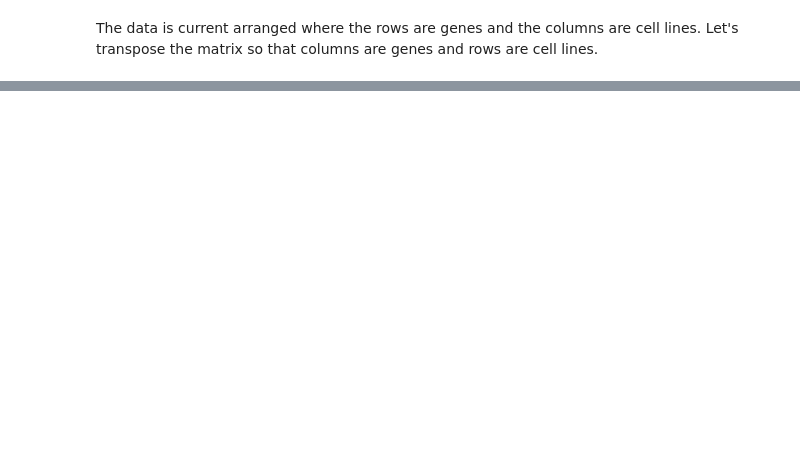
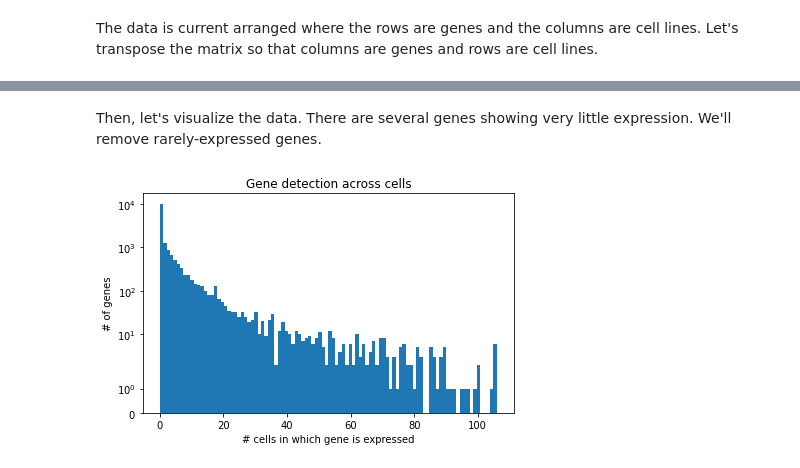
Before and after one commit to sriram-lab/single-cell-neutrophil-flux-analysis, a Jupyter notebook: src/python/phate.ipynb, the cells around one changed output, grey strips where cells are left out. Saved outputs shown, nothing was run; the diff lists cells and outputs as text; code cells hidden in the pictures; blank space fills up the shorter version.

```diff
--- a/src/python/phate.ipynb
+++ b/src/python/phate.ipynb
@@ -121,0 +134,14 @@ print(lung_mag.shape)
+# %%
+genes_per_cell = np.sum(counts > 0, axis=0)
+# %% [markdown]
+Then, let's visualize the data. There are several genes showing very little expression. We'll remove rarely-expressed genes.
+# %%
+fig, ax = plt.subplots(1, figsize=(6,4))
+ax.hist(genes_per_cell, bins=100)
+ax.set_xlabel('# cells in which gene is expressed')
+ax.set_ylabel('# of genes')
+ax.set_yscale('symlog')
+ax.set_title('Gene detection across cells')
+fig.tight_layout()
+# %% [output]
+[figure, added]
```
Also changed, not shown: parts of 52 cells of this notebook, 3 other files.
